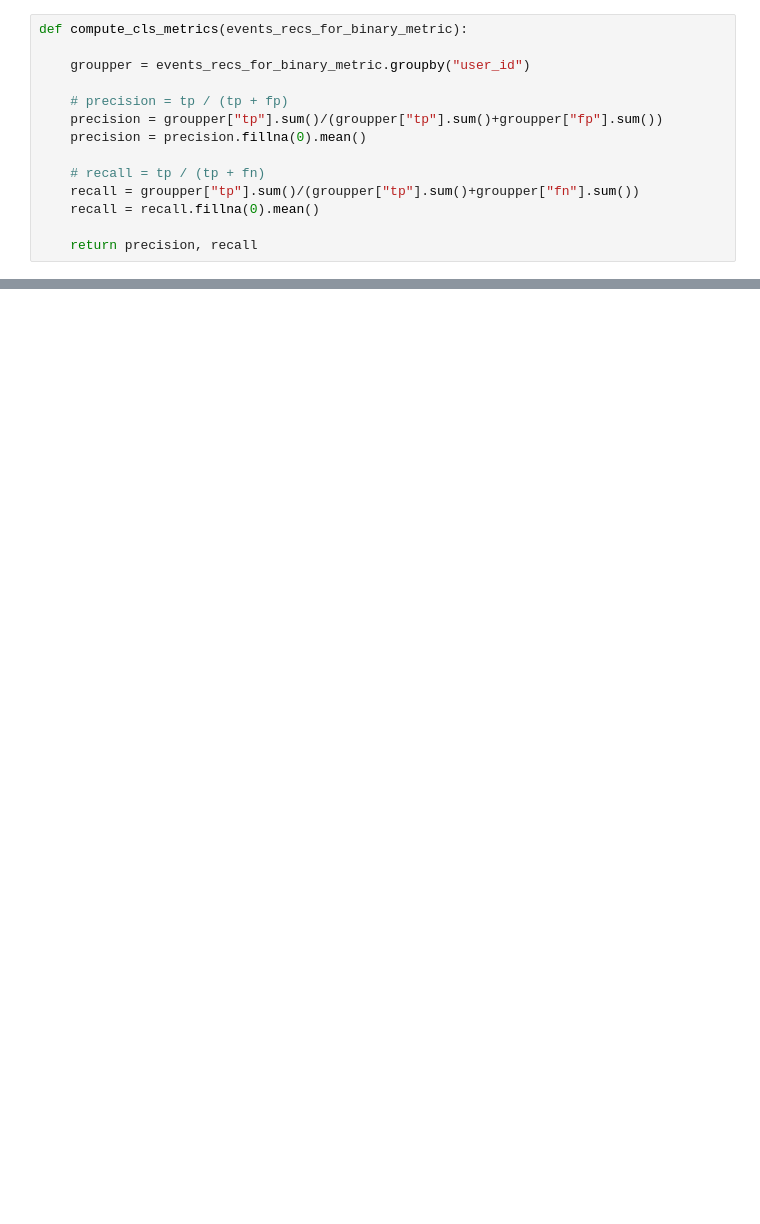
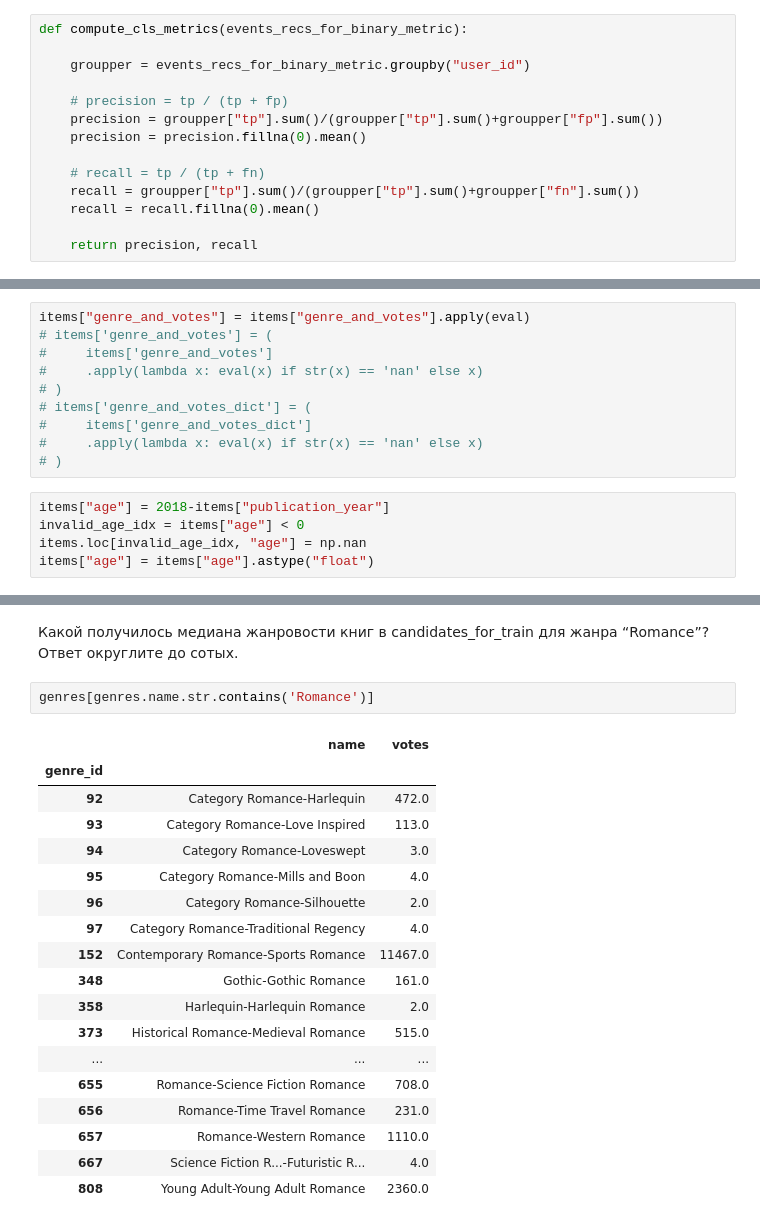
Before and after one commit to eleldar/mle-recsys-start, a Jupyter notebook: preprocessing.ipynb, the cells around one changed output, grey strips where cells are left out. Drawn from its saved outputs; the diff is of its cells as text; blank space fills up the shorter version.

```diff
--- a/preprocessing.ipynb
+++ b/preprocessing.ipynb
@@ -2370,0 +2218,15 @@ precision: 0.006, recall: 0.015
+# %%
+items["genre_and_votes"] = items["genre_and_votes"].apply(eval)
+# items['genre_and_votes'] = (
+#     items['genre_and_votes']
+#     .apply(lambda x: eval(x) if str(x) == 'nan' else x)
+# )
+# items['genre_and_votes_dict'] = (
+#     items['genre_and_votes_dict']
+#     .apply(lambda x: eval(x) if str(x) == 'nan' else x)
+# )
+# %%
+items["age"] = 2018-items["publication_year"]
+invalid_age_idx = items["age"] < 0
+items.loc[invalid_age_idx, "age"] = np.nan
+items["age"] = items["age"].astype("float")
@@ -2370,0 +2462,23 @@ precision: 0.006, recall: 0.015
+# %% [markdown]
+Какой получилось медиана жанровости книг в candidates_for_train для жанра “Romance”? Ответ округлите до сотых.
+# %%
+genres[genres.name.str.contains('Romance')]
+# %% [output]
+|  | name | votes |
+| genre_id |  |  |
+| 92 | Category Romance-Harlequin | 472.0 |
+| 93 | Category Romance-Love Inspired | 113.0 |
+| 94 | Category Romance-Loveswept | 3.0 |
+| 95 | Category Romance-Mills and Boon | 4.0 |
+| 96 | Category Romance-Silhouette | 2.0 |
+| 97 | Category Romance-Traditional Regency | 4.0 |
+| 152 | Contemporary Romance-Sports Romance | 11467.0 |
+| 348 | Gothic-Gothic Romance | 161.0 |
+| 358 | Harlequin-Harlequin Romance | 2.0 |
+| 373 | Historical Romance-Medieval Romance | 515.0 |
+| ... | ... | ... |
+| 655 | Romance-Science Fiction Romance | 708.0 |
+| 656 | Romance-Time Travel Romance | 231.0 |
+| 657 | Romance-Western Romance | 1110.0 |
+| 667 | Science Fiction R...-Futuristic R... | 4.0 |
+| 808 | Young Adult-Young Adult Romance | 2360.0 |
```
Also changed, not shown: parts of 69 cells of this notebook.
